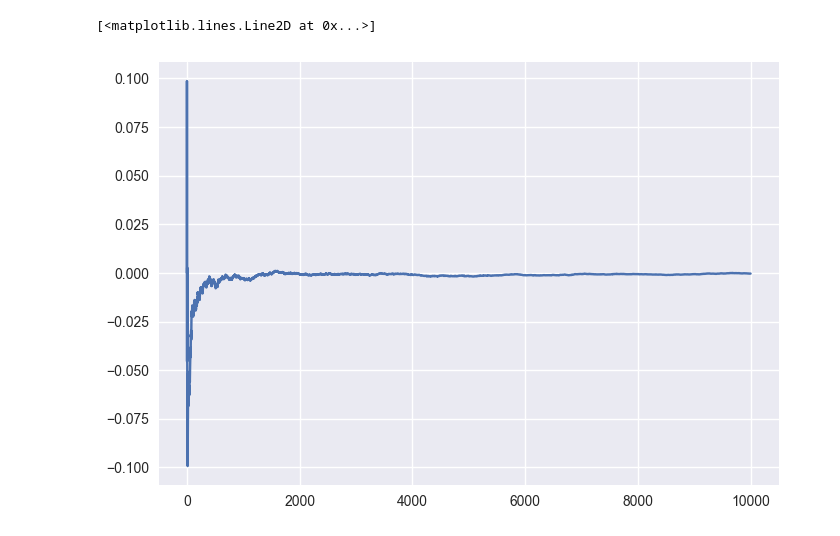
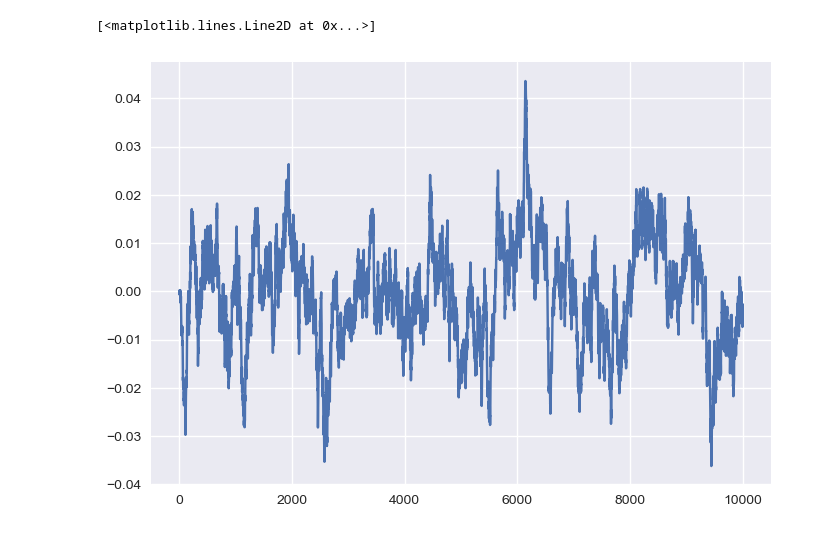
Before and after one commit to alessandroassirelli98/cooperative_truck_fleet, a Jupyter notebook: trials/unicycleEKF_world.ipynb, the cells around one changed output. Cells and saved outputs as stored; diff of their text form; code cells hidden in the pictures.

```diff
--- a/trials/unicycleEKF_world.ipynb
+++ b/trials/unicycleEKF_world.ipynb
@@ -29,12 +30,12 @@ h = cas.vertcat(-x*cas.sin(beta) + y*cas.cos(beta), # GPS
                )
 # %%
 A = cas.jacobian(f, X)
-G = cas.jacobian(f, nu)
+G = cas.jacobian(f, Nu)
 H = cas.jacobian(h, X)
-A_fun = cas.Function('A_fun', [X, U, nu], [A])
+A_fun = cas.Function('A_fun', [X, U, Nu], [A])
 G_fun = cas.Function('G_fun', [X, U], [G])
 H_fun = cas.Function('H_fun', [X], [H])
-f_fun = cas.Function('F_fun', [X, U, nu], [f])
+f_fun = cas.Function('F_fun', [X, U, Nu], [f])
 h_fun = cas.Function('h_fun', [X], [h])
 # %%
 N = 10000
@@ -44,7 +45,7 @@ x_hat = np.zeros((n, N))
 x_true = np.zeros((n, N))
 
 P = np.zeros((n, n, N))
-P[:,:,0] = np.eye(n) * 1e0
+P[:,:,0] = np.eye(n) * 1e-5
 x_hat[:,0] = x0
 x_true[:,0] = x0
 
@@ -55,16 +56,46 @@ sigma_eps_x = 1e-1
 sigma_u = 1
 
 Q = np.eye(2) * sigma_u**2
-R = np.eye(4)*sigma_eps_x**2
+R = np.eye(5)*sigma_eps_x**2
 
 nu = np.random.multivariate_normal([0, 0], Q, N).T
-eps = np.random.multivariate_normal([0, 0, 0, 0], R, N).T
+eps = np.random.multivariate_normal([0, 0, 0, 0, 0], R, N).T
 
 
 for i in range(N-1):
     # Compute ground truth
     x_true[:,i+1] = f_fun(x_true[:,i], u, 0*nu[:,i]).full().flatten()
 
+    if (np.random.rand() < 0.0):
+        gps = 1
+    else:
+        gps = 0
+
+    x = X[0]
+    y = X[1]
+    delta = X[2]
+    beta = X[3]
+
+    f = X + cas.vertcat(cas.cos(delta) * (U[0] + Nu[0]),
+                cas.sin(delta) * (U[0] + Nu[0]),
+                U[1] + Nu[1],
+                0) * dt
+
+    h = cas.vertcat(gps*x, # GPS
+                gps*y, # GPS
+                (- cas.sin(beta)*x + cas.cos(beta)*y),
+                0*delta, # Magnetometer
+                delta - beta # Cameras
+                )
+
+    A = cas.jacobian(f, X)
+    G = cas.jacobian(f, Nu)
+    H = cas.jacobian(h, X)
+    A_fun = cas.Function('A_fun', [X, U, Nu], [A])
+    G_fun = cas.Function('G_fun', [X, U], [G])
+    H_fun = cas.Function('H_fun', [X], [H])
+    f_fun = cas.Function('F_fun', [X, U, Nu], [f])
+    h_fun = cas.Function('h_fun', [X], [h])
 
     A = A_fun(x_hat[:,i], u, 0*nu[:,i]).full()
     G = G_fun(x_hat[:,i], u).full()
@@ -93,5 +124,5 @@ plt.legend(['True', 'Estimate'])
 # %%
-plt.plot(x_hat[3,:])
+plt.plot(x_hat[1,:])
 # %% [output]
 [<matplotlib.lines.Line2D at 0x...>]
-[figure, old version]
+[figure, new version]
```
Also changed, not shown: parts of 3 cells of this notebook, 15 other files.
